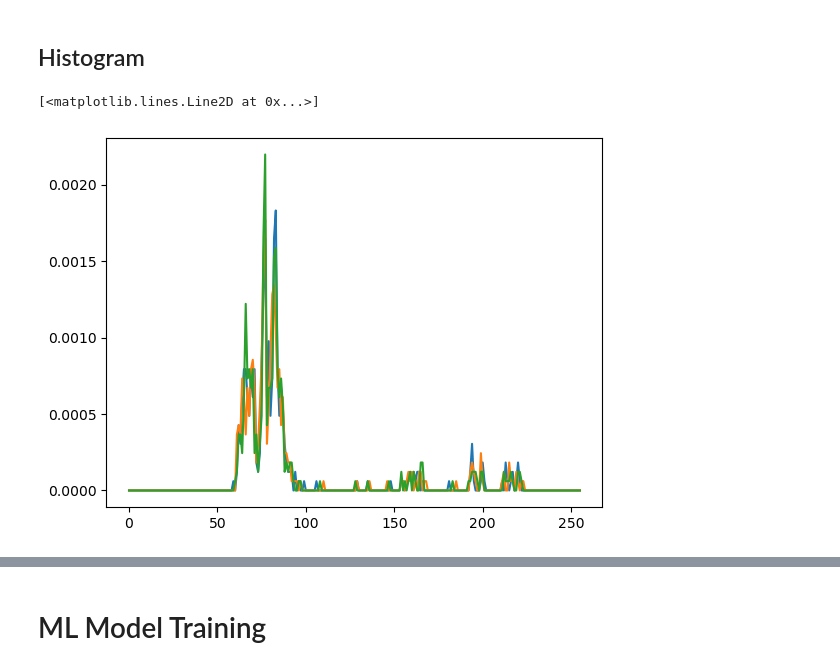
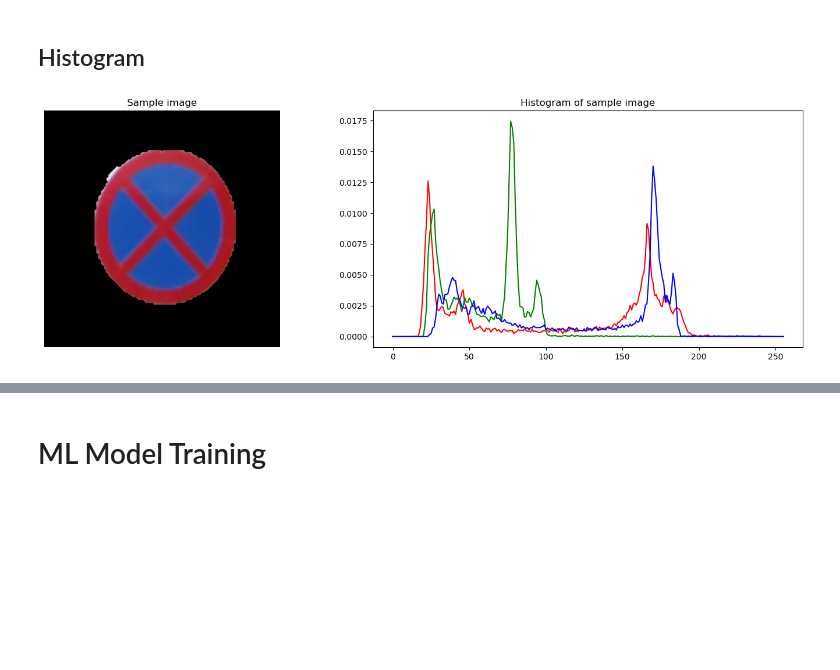
Before and after one commit to TuNguyen312/Traffic-sign-classification, a Jupyter notebook: traffic-sign.ipynb, the cells around one changed output, grey strips where cells are left out. Saved outputs shown, nothing was run; the diff lists cells and outputs as text; code cells hidden in the pictures; blank space fills up the shorter version.

```diff
--- a/traffic-sign.ipynb
+++ b/traffic-sign.ipynb
@@ -133,16 +137,33 @@ for file_name in (image_paths):
 # %% [markdown]
 ## Histogram ##
-# %%
-hist_features_ls = []
-
-for img in img_ls:
-    r_hist = cv2.calcHist(img, [0], None, [256], [0, 256])
-    g_hist = cv2.calcHist(img, [1], None, [256], [0, 256])
-    b_hist = cv2.calcHist(img, [2], None, [256], [0, 256])
-    r_hist, g_hist, b_hist = r_hist/(128*128), g_hist/(128*128), b_hist/(128*128)
-plt.plot(r_hist)
-plt.plot(b_hist)
-plt.plot(g_hist)
-# %% [output]
-[<matplotlib.lines.Line2D at 0x...>]
-[figure, removed]
+# %%
+hist_features_ls = np.zeros(shape=(len(img_ls), 3, 256, 1))
+# %%
+def calcAllHist(img):
+    hist_features = np.zeros(shape=(3,256, 1))
+    r_hist = cv2.calcHist([img], [0], None, [256], [1, 256])
+    g_hist = cv2.calcHist([img], [1], None, [256], [1, 256])
+    b_hist = cv2.calcHist([img], [2], None, [256], [1, 256])
+    r_hist, g_hist, b_hist = r_hist/(256*256), g_hist/(256*256), b_hist/(256*256)
+    hist_features[0] = r_hist
+    hist_features[1] = g_hist
+    hist_features[2] = b_hist
+    return hist_features
+# %%
+for i, img in enumerate(img_ls):
+    hist_features_ls[i] = calcAllHist(img)
+# %%
+rand_index = random.randrange(0, len(hist_features_ls), 1)
+fig, (ax1, ax2) = plt.subplots(1, 2)
+fig.set_figwidth(15)
+ax1.imshow(img_ls[rand_index])
+ax1.axis("off")
+ax1.title.set_text("Sample image")
+ax2.plot(hist_features_ls[rand_index][0], color="red")
+ax2.plot(hist_features_ls[rand_index][1], color ="green")
+ax2.plot(hist_features_ls[rand_index][2], color="blue")
+ax2.title.set_text("Histogram of sample image")
+fig.tight_layout()
+# fig.savefig("./figs/histogram")
+# %% [output]
+[figure, added]
```
Also changed, not shown: parts of 18 cells of this notebook, 4 other files.
